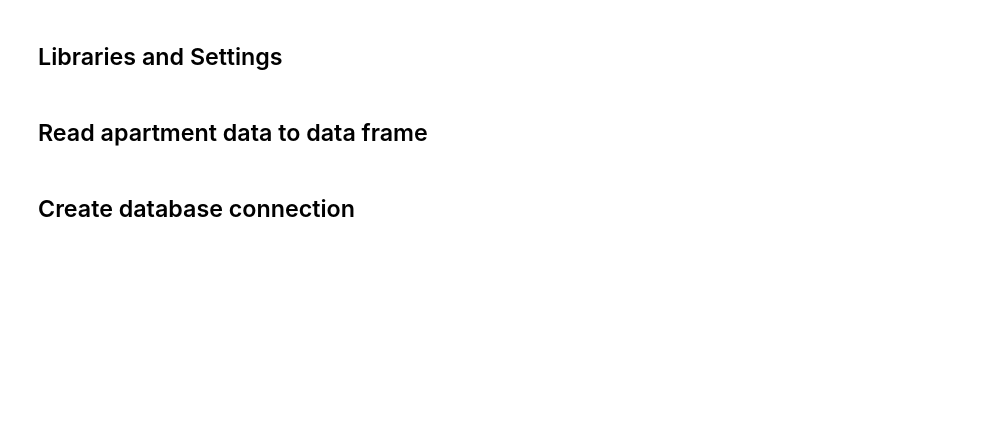
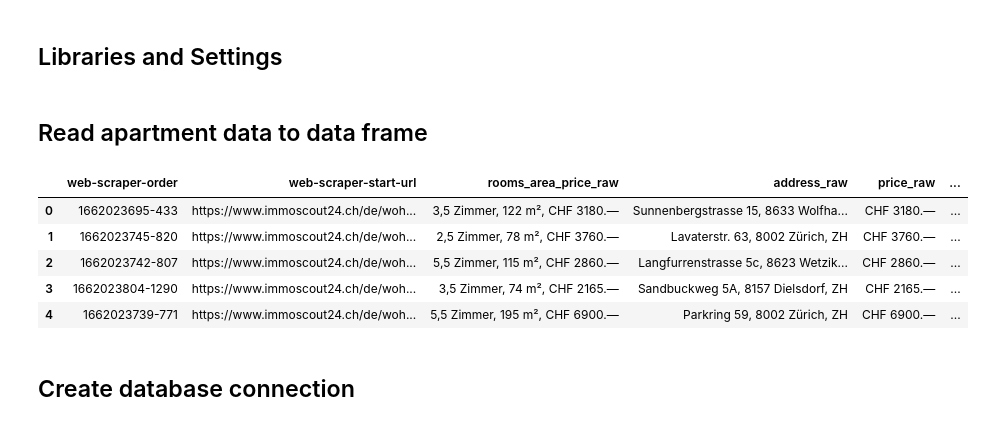
Before and after one commit to mario-gellrich-zhaw/python_postgresql_langchain, a Jupyter notebook: jupyter_postgres_db.ipynb, the cells around one changed output. Drawn from its saved outputs; the diff is of its cells as text; code cells hidden in the pictures; blank space fills up the shorter version.

```diff
--- a/jupyter_postgres_db.ipynb
+++ b/jupyter_postgres_db.ipynb
@@ -34,8 +31,15 @@ print(os.getcwd())
 ## Read apartment data to data frame
 # %%
 # Read apartment data
-df = pd.read_csv('workspace/apartments_data_prepared.csv', sep=',')
+df = pd.read_csv('apartments_data_prepared.csv', sep=',')
 df.head(5)
+# %% [output]
+|  | web-scraper-order | web-scraper-start-url | rooms_area_price_raw | address_raw | price_raw | ... |
+| 0 | 1662023695-433 | https://www.immoscout24.ch/de/woh... | 3,5 Zimmer, 122 m², CHF 3180.— | Sunnenbergstrasse 15, 8633 Wolfha... | CHF 3180.— | ... |
+| 1 | 1662023745-820 | https://www.immoscout24.ch/de/woh... | 2,5 Zimmer, 78 m², CHF 3760.— | Lavaterstr. 63, 8002 Zürich, ZH | CHF 3760.— | ... |
+| 2 | 1662023742-807 | https://www.immoscout24.ch/de/woh... | 5,5 Zimmer, 115 m², CHF 2860.— | Langfurrenstrasse 5c, 8623 Wetzik... | CHF 2860.— | ... |
+| 3 | 1662023804-1290 | https://www.immoscout24.ch/de/woh... | 3,5 Zimmer, 74 m², CHF 2165.— | Sandbuckweg 5A, 8157 Dielsdorf, ZH | CHF 2165.— | ... |
+| 4 | 1662023739-771 | https://www.immoscout24.ch/de/woh... | 5,5 Zimmer, 195 m², CHF 6900.— | Parkring 59, 8002 Zürich, ZH | CHF 6900.— | ... |
 # %% [markdown]
 ## Create database connection
 # %%
```
Also changed, not shown: parts of 7 cells of this notebook, 4 other files.
